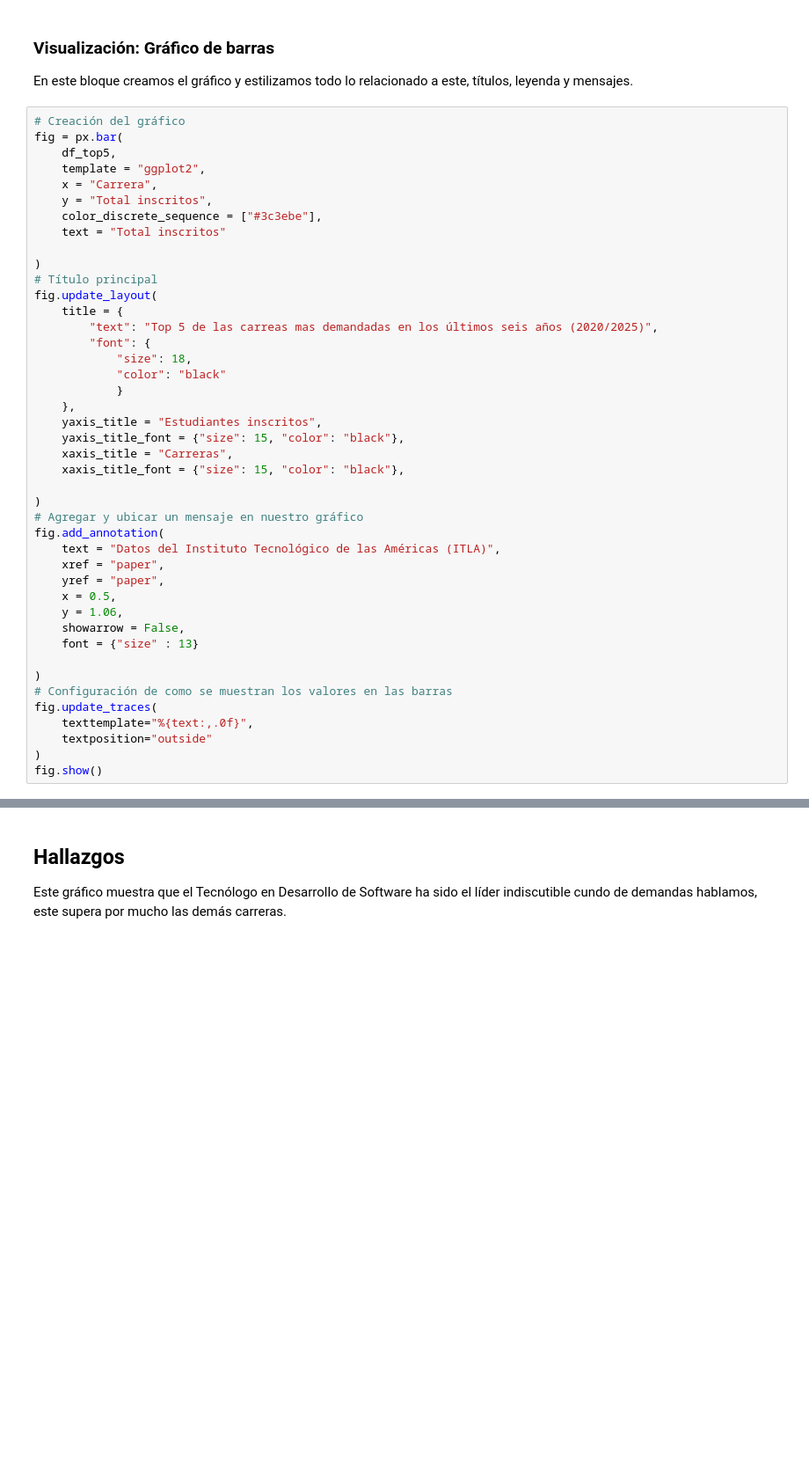
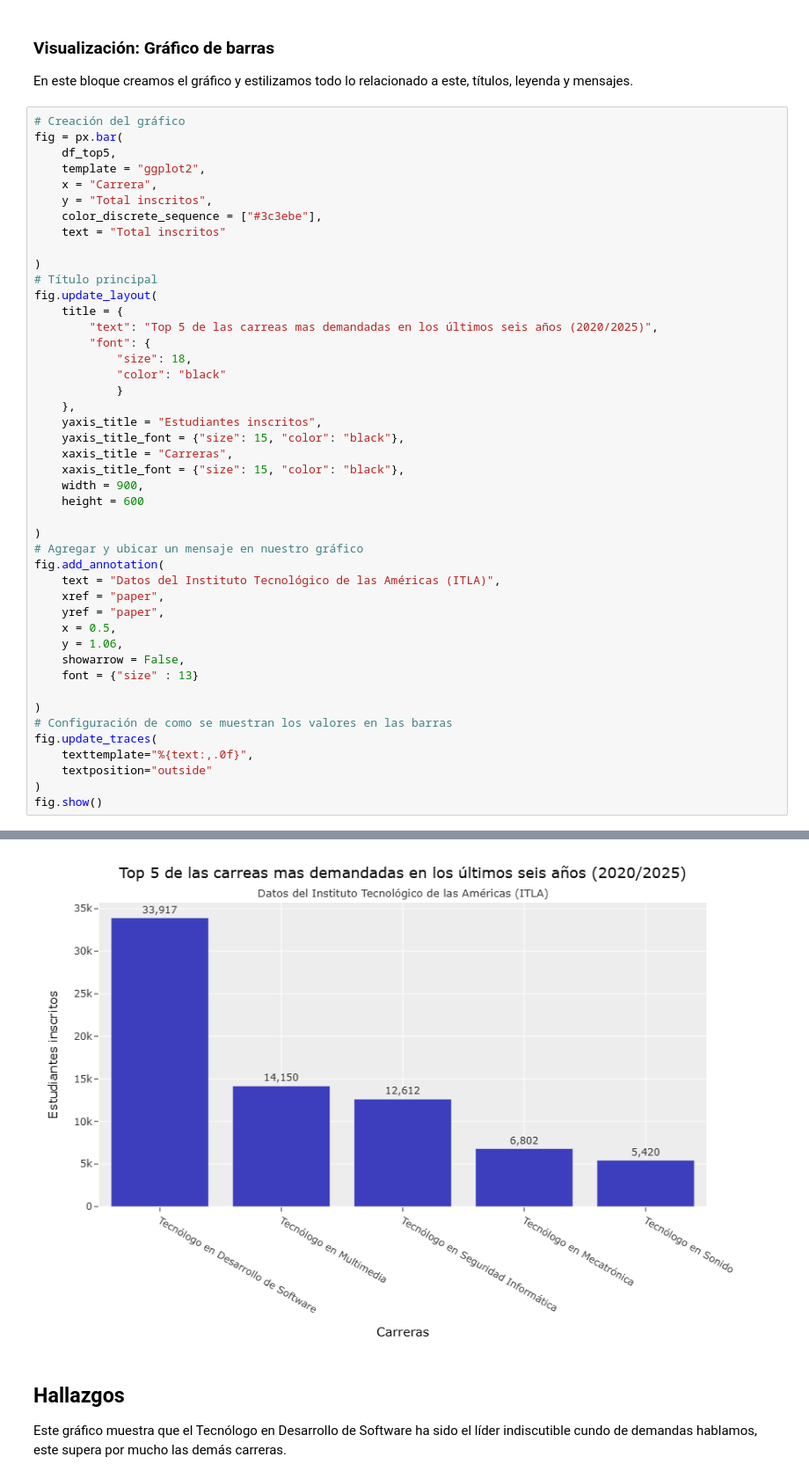
Before and after one commit to fernan-15/ITLA_Analisis_inscritos, a Jupyter notebook: estudiantes_inscritos_ITLA.ipynb, the cells around one changed output, grey strips where cells are left out. Shown at 88% size. Saved outputs shown, nothing was run; the diff lists cells and outputs as text; blank space fills up the shorter version.

```diff
--- a/estudiantes_inscritos_ITLA.ipynb
+++ b/estudiantes_inscritos_ITLA.ipynb
@@ -536,6 +542,8 @@ fig.update_layout(
     yaxis_title_font = {"size": 15, "color": "black"},
     xaxis_title = "Carreras",
     xaxis_title_font = {"size": 15, "color": "black"},
+    width = 900,
+    height = 600
 
 )
 # Agregar y ubicar un mensaje en nuestro gráfico
@@ -560,3 +567,4 @@ fig.show()
+[figure, added]
 # %% [markdown]
   ## Hallazgos
   Este gráfico muestra que el Tecnólogo en Desarrollo de Software ha sido el líder indiscutible cundo de demandas hablamos, este supera por mucho las demás carreras.
```
Also changed, not shown: parts of 4 cells of this notebook.
